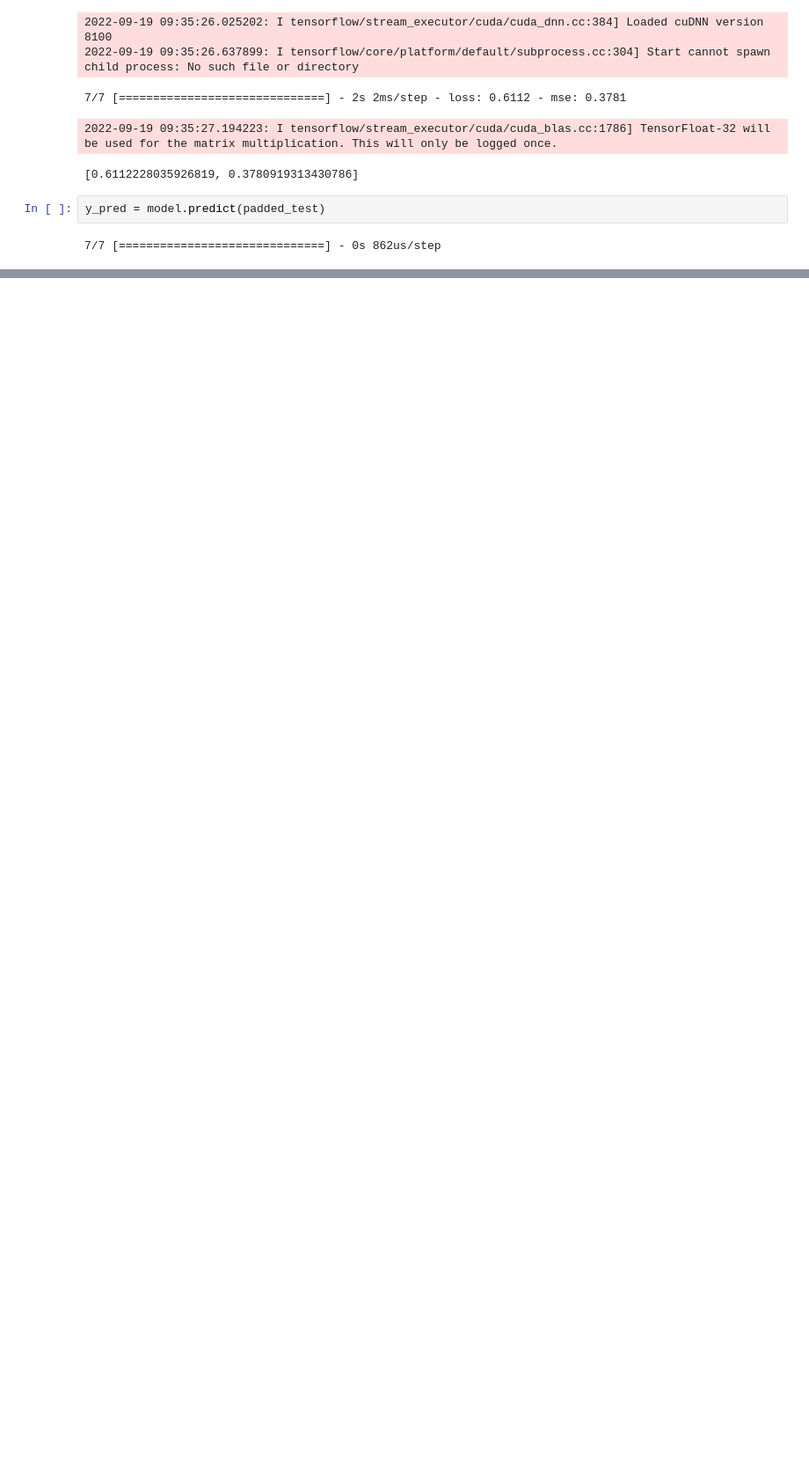
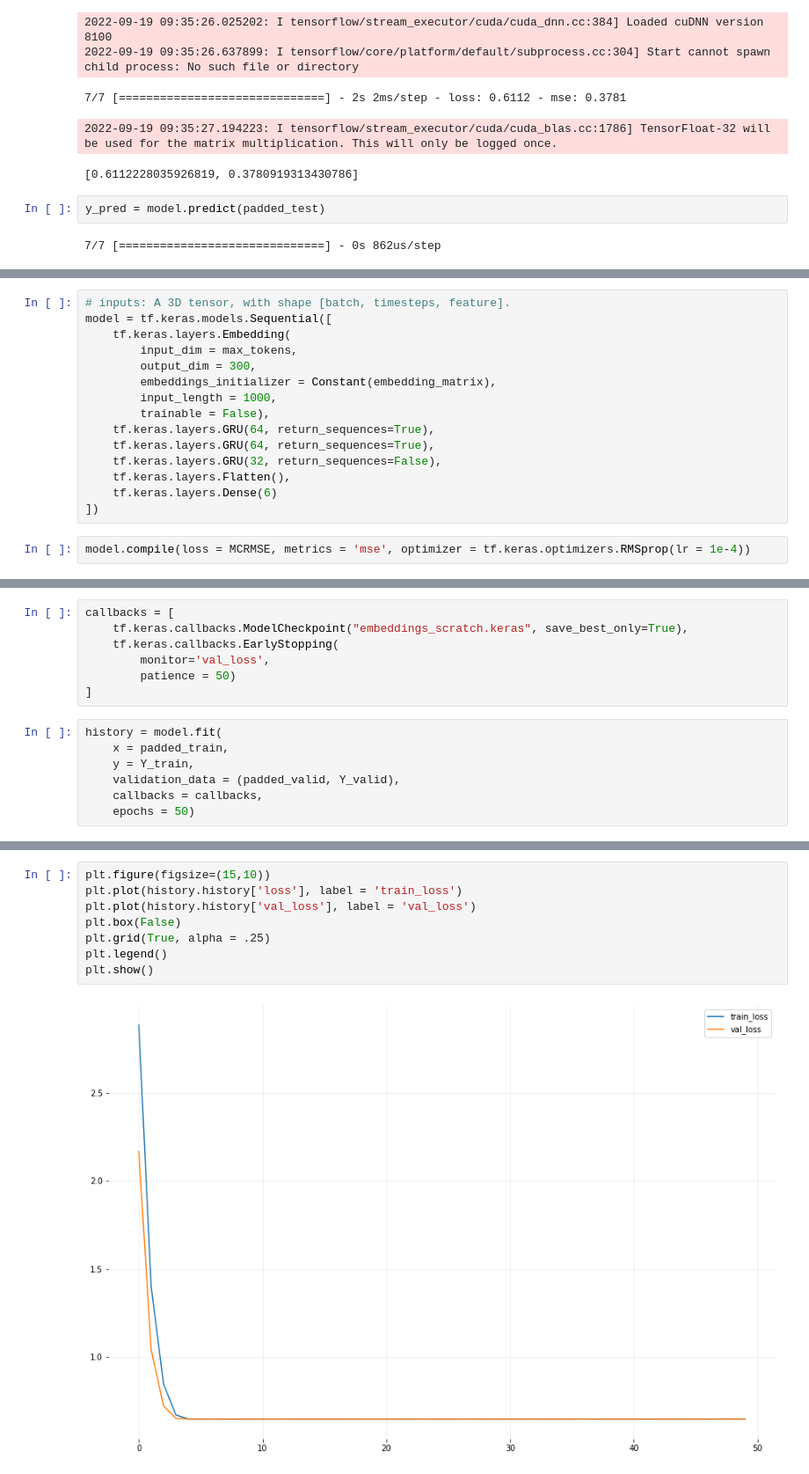
Before and after one commit to tripnv/fbp2-kaggle, a Jupyter notebook: experimentation.ipynb, the cells around one changed output, grey strips where cells are left out. Shown: that part at 88% size. Saved outputs shown, nothing was run; the diff lists cells and outputs as text; blank space fills up the shorter version.

```diff
--- a/experimentation.ipynb
+++ b/experimentation.ipynb
@@ -214,0 +333,17 @@ MCRMSE(Y_test, y_pred)
+# %%
+# inputs: A 3D tensor, with shape [batch, timesteps, feature].
+model = tf.keras.models.Sequential([
+    tf.keras.layers.Embedding(
+        input_dim = max_tokens,
+        output_dim = 300,
+        embeddings_initializer = Constant(embedding_matrix),
+        input_length = 1000,
+        trainable = False),
+    tf.keras.layers.GRU(64, return_sequences=True),
+    tf.keras.layers.GRU(64, return_sequences=True),
+    tf.keras.layers.GRU(32, return_sequences=False),
+    tf.keras.layers.Flatten(),
+    tf.keras.layers.Dense(6)
+])
+# %%
+model.compile(loss = MCRMSE, metrics = 'mse', optimizer = tf.keras.optimizers.RMSprop(lr = 1e-4))
@@ -214,0 +370,14 @@ MCRMSE(Y_test, y_pred)
+# %%
+callbacks = [
+    tf.keras.callbacks.ModelCheckpoint("embeddings_scratch.keras", save_best_only=True),
+    tf.keras.callbacks.EarlyStopping(
+        monitor='val_loss',
+        patience = 50)
+]
+# %%
+history = model.fit(
+    x = padded_train,
+    y = Y_train,
+    validation_data = (padded_valid, Y_valid),
+    callbacks = callbacks,
+    epochs = 50)
@@ -214,0 +402,10 @@ MCRMSE(Y_test, y_pred)
+# %%
+plt.figure(figsize=(15,10))
+plt.plot(history.history['loss'], label = 'train_loss')
+plt.plot(history.history['val_loss'], label = 'val_loss')
+plt.box(False)
+plt.grid(True, alpha = .25)
+plt.legend()
+plt.show()
+# %% [output]
+[figure, added]
```
Also changed, not shown: parts of 21 cells of this notebook.
